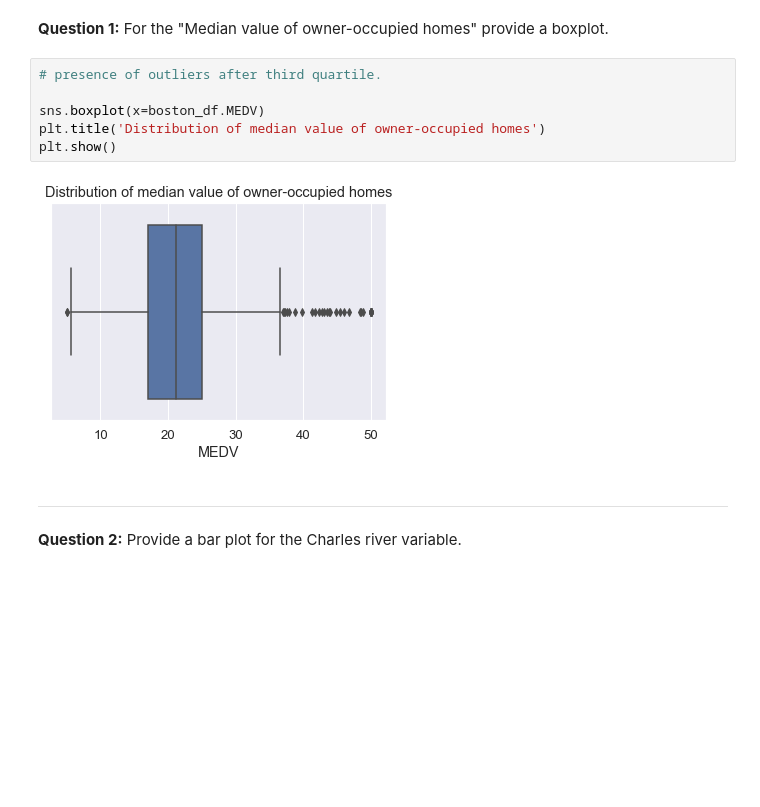
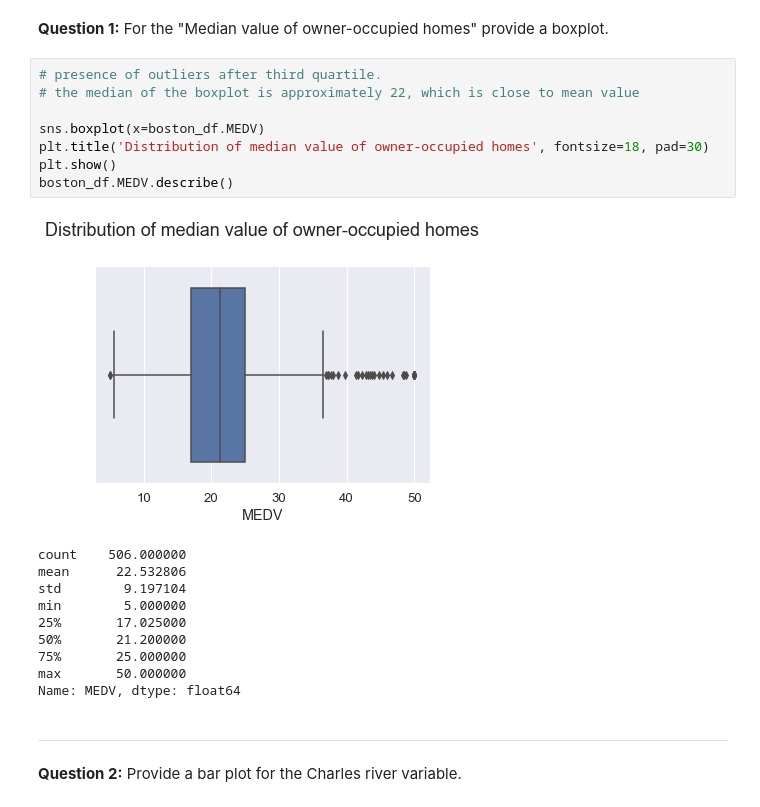
Before and after one commit to dehscardoso/IBM-data-science-fundamentals-python-sql, a Jupyter notebook: Statistics_for_Data_Science_with_Python/Week 6/Final-Assignment-Boston-Housing-Data-Analysis.ipynb, the cells around one changed output. Saved outputs shown, nothing was run; the diff lists cells and outputs as text; blank space fills up the shorter version.

```diff
--- a/Statistics_for_Data_Science_with_Python/Week 6/Final-Assignment-Boston-Housing-Data-Analysis.ipynb
+++ b/Statistics_for_Data_Science_with_Python/Week 6/Final-Assignment-Boston-Housing-Data-Analysis.ipynb
@@ -154,12 +155,23 @@ plt.suptitle('Features Distributions - Scatterplot', x=0.5, y=1.02, ha='center',
 **Question 1:** For the "Median value of owner-occupied homes" provide a boxplot.
 # %%
 # presence of outliers after third quartile.
+# the median of the boxplot is approximately 22, which is close to mean value
 
 sns.boxplot(x=boston_df.MEDV)
-plt.title('Distribution of median value of owner-occupied homes')
+plt.title('Distribution of median value of owner-occupied homes', fontsize=18, pad=30)
 plt.show()
+boston_df.MEDV.describe()
 # %% [output]
-[figure, old version]
+[figure, new version]
+count    506.000000
+mean      22.532806
+std        9.197104
+min        5.000000
+25%       17.025000
+50%       21.200000
+75%       25.000000
+max       50.000000
+Name: MEDV, dtype: float64
 # %% [markdown]
 ---
 **Question 2:** Provide a bar plot for the Charles river variable.
```
Also changed, not shown: parts of 14 cells of this notebook.
